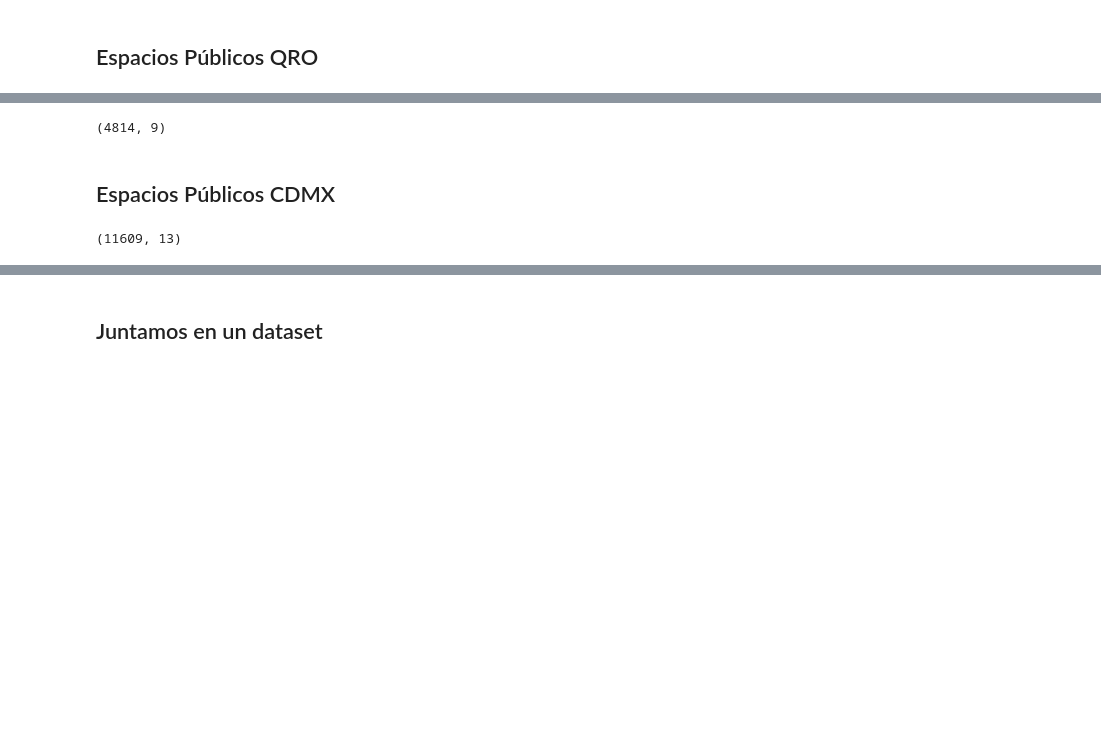
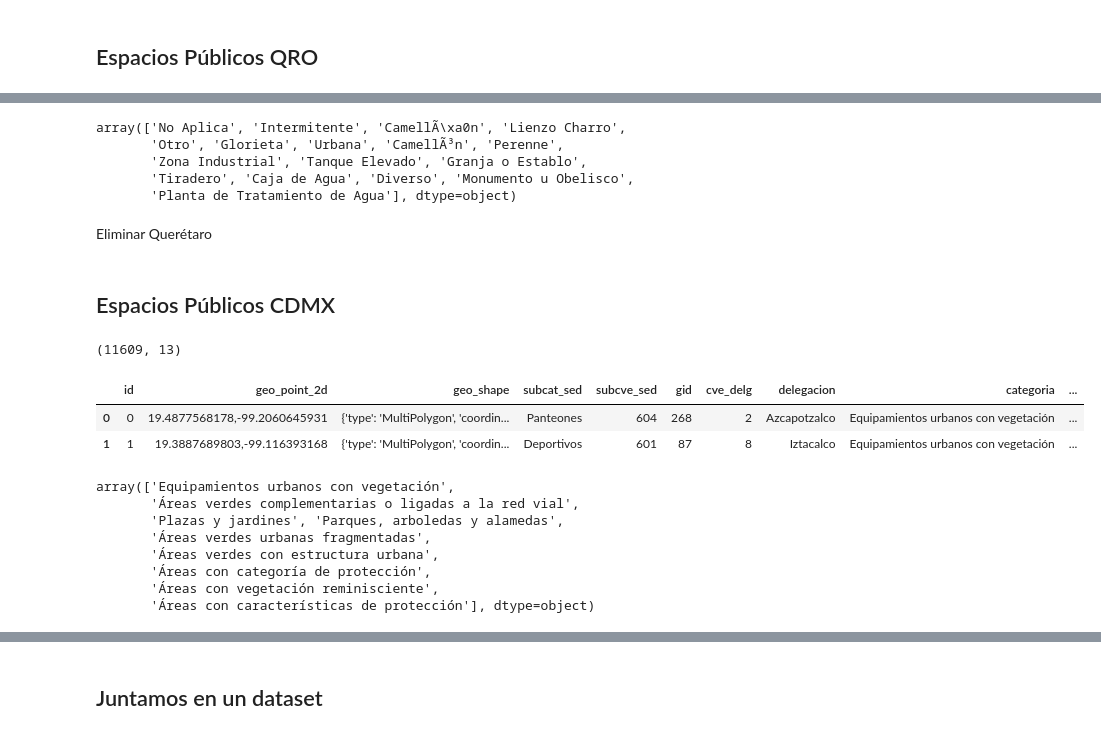
Before and after one commit to Observatorio-Ciudades/accesibilidad-urbana, a Jupyter notebook: notebooks/EP_MachineLearning/Clasificador_limpio.ipynb, the cells around one changed output, grey strips where cells are left out. Saved outputs shown, nothing was run; the diff lists cells and outputs as text; code cells hidden in the pictures; blank space fills up the shorter version.

```diff
--- a/notebooks/EP_MachineLearning/Clasificador_limpio.ipynb
+++ b/notebooks/EP_MachineLearning/Clasificador_limpio.ipynb
@@ -48,14 +69,34 @@ gdf_qro = aup.gdf_from_db(table,schema)
-# %%
-gdf_qro.shape
-# %% [output]
-(4814, 9)
+# %%
+gdf_qro.tipo.unique()
+# %% [output]
+array(['No Aplica', 'Intermitente', 'CamellÃ\xa0n', 'Lienzo Charro',
+       'Otro', 'Glorieta', 'Urbana', 'CamellÃ³n', 'Perenne',
+       'Zona Industrial', 'Tanque Elevado', 'Granja o Establo',
+       'Tiradero', 'Caja de Agua', 'Diverso', 'Monumento u Obelisco',
+       'Planta de Tratamiento de Agua'], dtype=object)
+# %% [markdown]
+Eliminar Querétaro
 # %% [markdown]
 ## Espacios Públicos CDMX
 # %%
 schema = 'espacios_publicos'
 table = 'ep_cdmx'
 gdf_cdmx = aup.gdf_from_db(table,schema)
+print(gdf_cdmx.shape)
+gdf_cdmx.head(2)
+# %% [output]
+(11609, 13)
+|  | id | geo_point_2d | geo_shape | subcat_sed | subcve_sed | gid | cve_delg | delegacion | categoria | ... |
+| 0 | 0 | 19.4877568178,-99.2060645931 | {'type': 'MultiPolygon', 'coordin... | Panteones | 604 | 268 | 2 | Azcapotzalco | Equipamientos urbanos con vegetación | ... |
+| 1 | 1 | 19.3887689803,-99.116393168 | {'type': 'MultiPolygon', 'coordin... | Deportivos | 601 | 87 | 8 | Iztacalco | Equipamientos urbanos con vegetación | ... |
 # %%
-gdf_cdmx.shape
+gdf_cdmx.categoria.unique()
 # %% [output]
-(11609, 13)
+array(['Equipamientos urbanos con vegetación',
+       'Áreas verdes complementarias o ligadas a la red vial',
+       'Plazas y jardines', 'Parques, arboledas y alamedas',
+       'Áreas verdes urbanas fragmentadas',
+       'Áreas verdes con estructura urbana',
+       'Áreas con categoría de protección',
+       'Áreas con vegetación reminisciente',
+       'Áreas con características de protección'], dtype=object)
```
Also changed, not shown: parts of 10 cells of this notebook.
